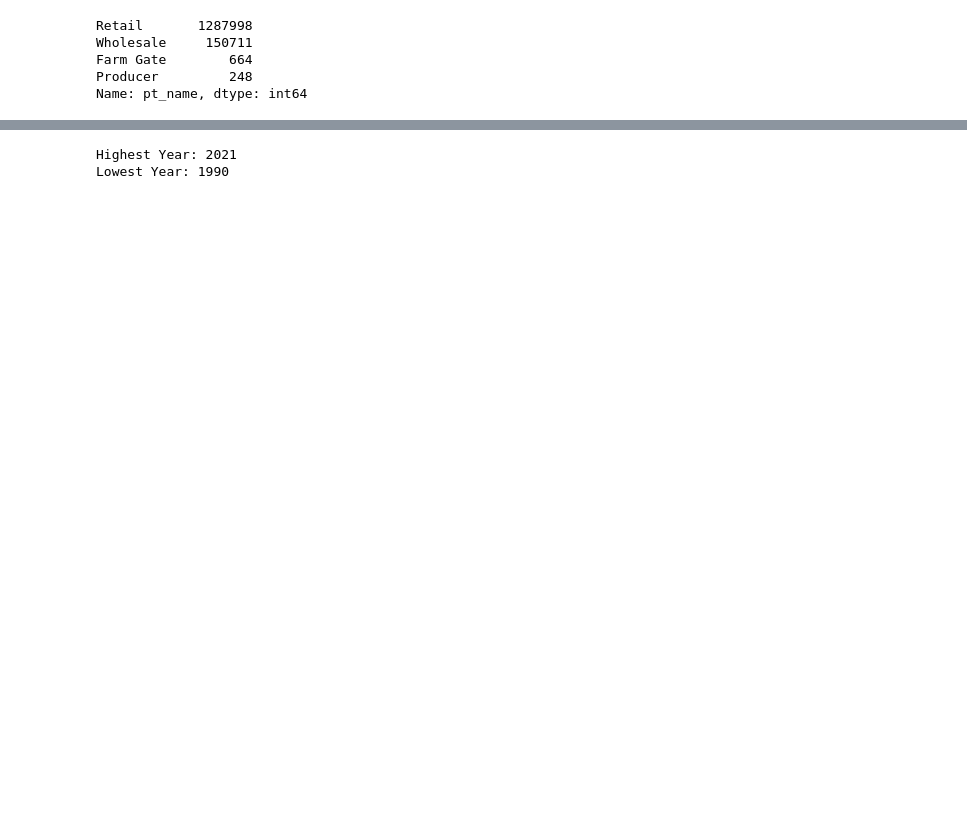
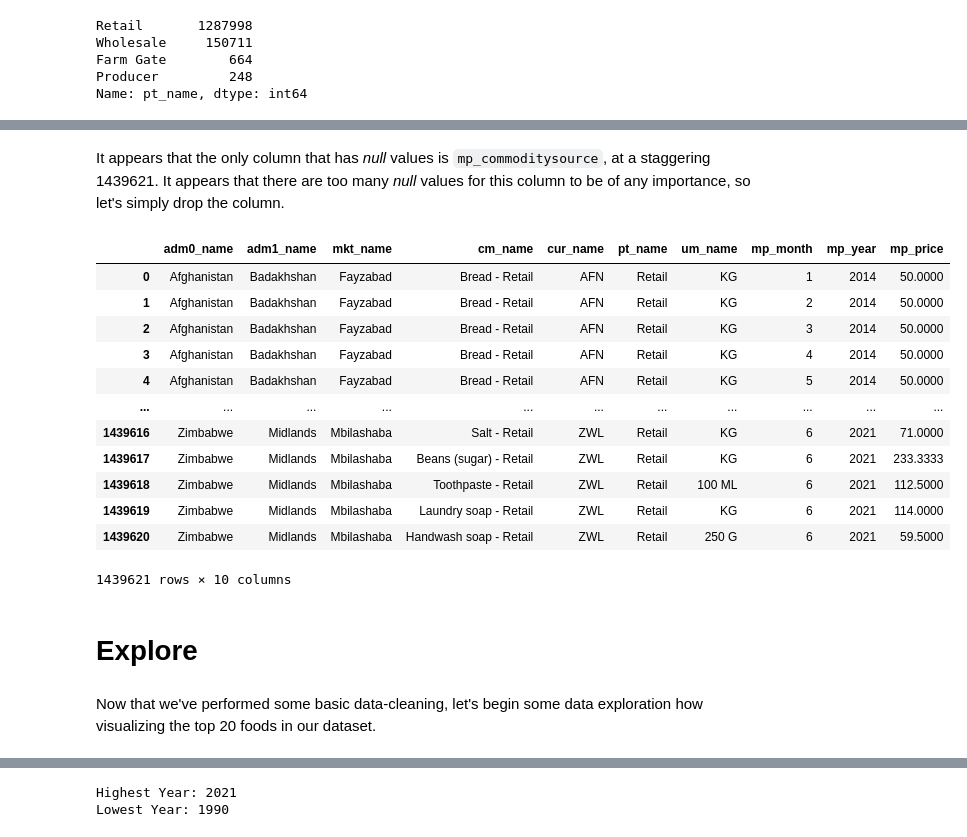
Before and after one commit to callysto/Data-Viz-of-the-Week, a Jupyter notebook: global-food/global-food.ipynb, the cells around one changed output, grey strips where cells are left out. Saved outputs shown, nothing was run; the diff lists cells and outputs as text; code cells hidden in the pictures; blank space fills up the shorter version.

```diff
--- a/global-food/global-food.ipynb
+++ b/global-food/global-food.ipynb
@@ -104,3 +147,25 @@ Name: pt_name, dtype: int64
+# %% [markdown]
+It appears that the only column that has *null* values is `mp_commoditysource`, at a staggering 1439621. It appears that there are too many *null* values for this column to be of any importance, so let's simply drop the column.
+# %%
+global_food_prices.drop('mp_commoditysource', axis=1)
+# %% [output]
+|  | adm0_name | adm1_name | mkt_name | cm_name | cur_name | pt_name | um_name | mp_month | mp_year | mp_price |
+| 0 | Afghanistan | Badakhshan | Fayzabad | Bread - Retail | AFN | Retail | KG | 1 | 2014 | 50.0000 |
+| 1 | Afghanistan | Badakhshan | Fayzabad | Bread - Retail | AFN | Retail | KG | 2 | 2014 | 50.0000 |
+| 2 | Afghanistan | Badakhshan | Fayzabad | Bread - Retail | AFN | Retail | KG | 3 | 2014 | 50.0000 |
+| 3 | Afghanistan | Badakhshan | Fayzabad | Bread - Retail | AFN | Retail | KG | 4 | 2014 | 50.0000 |
+| 4 | Afghanistan | Badakhshan | Fayzabad | Bread - Retail | AFN | Retail | KG | 5 | 2014 | 50.0000 |
+| ... | ... | ... | ... | ... | ... | ... | ... | ... | ... | ... |
+| 1439616 | Zimbabwe | Midlands | Mbilashaba | Salt - Retail | ZWL | Retail | KG | 6 | 2021 | 71.0000 |
+| 1439617 | Zimbabwe | Midlands | Mbilashaba | Beans (sugar) - Retail | ZWL | Retail | KG | 6 | 2021 | 233.3333 |
+| 1439618 | Zimbabwe | Midlands | Mbilashaba | Toothpaste - Retail | ZWL | Retail | 100 ML | 6 | 2021 | 112.5000 |
+| 1439619 | Zimbabwe | Midlands | Mbilashaba | Laundry soap - Retail | ZWL | Retail | KG | 6 | 2021 | 114.0000 |
+| 1439620 | Zimbabwe | Midlands | Mbilashaba | Handwash soap - Retail | ZWL | Retail | 250 G | 6 | 2021 | 59.5000 |
+1439621 rows × 10 columns
+# %% [markdown]
+# Explore
+# %% [markdown]
+Now that we've performed some basic data-cleaning, let's begin some data exploration how visualizing the top 20 foods in our dataset.
 # %%
 count_of_food = global_food_prices['cm_name'].value_counts().nlargest(20)
 top_20 = pd.DataFrame({'cm_name': count_of_food.index, 'count': count_of_food.values})
```
Also changed, not shown: parts of 27 cells of this notebook.
